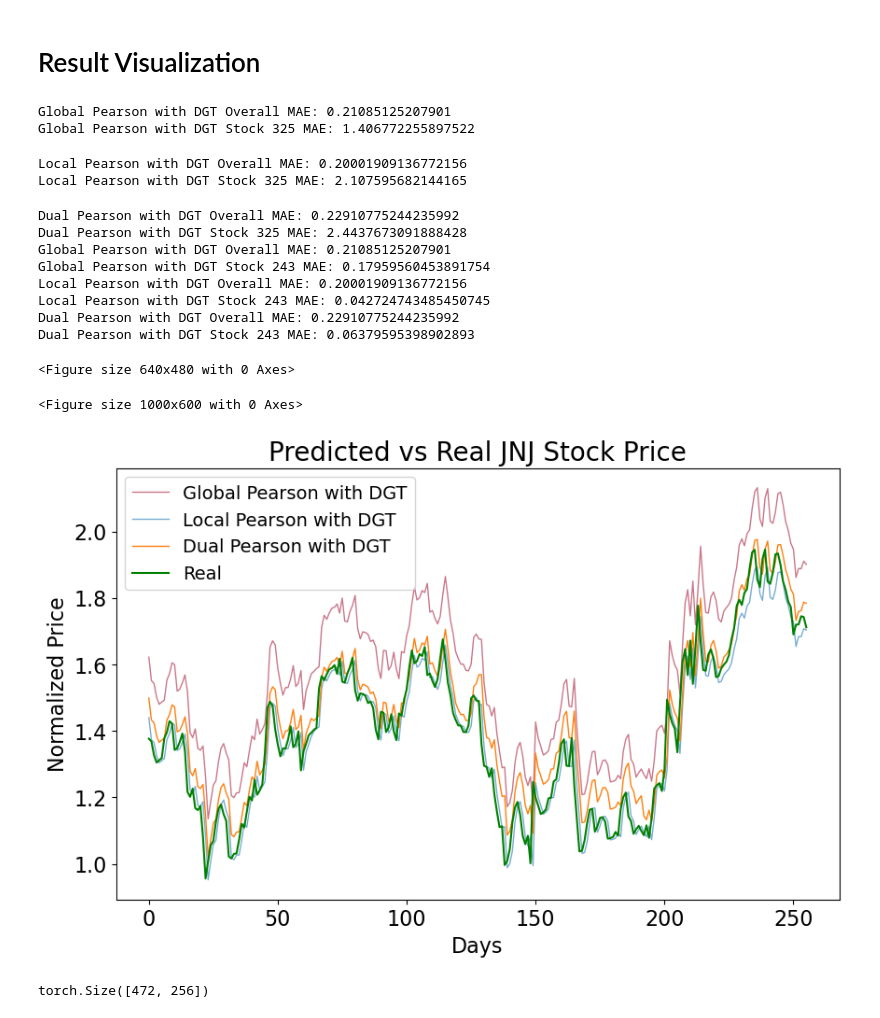
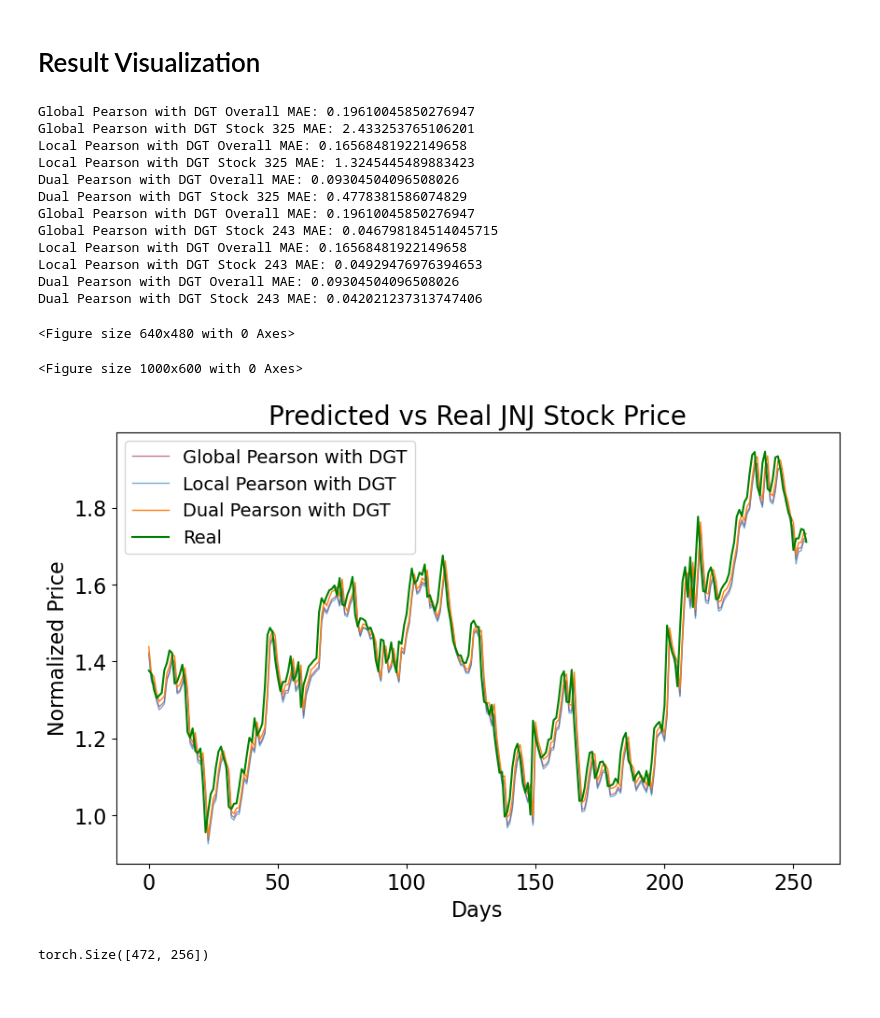
Before and after one commit to AlienKevin/cs224w-stock-market-prediction, a Jupyter notebook: train.ipynb, the cells around one changed output. Saved outputs shown, nothing was run; the diff lists cells and outputs as text; code cells hidden in the pictures.

```diff
--- a/train.ipynb
+++ b/train.ipynb
@@ -168,7 +194,7 @@ from torch import nn
 
 
 class RMSNorm(nn.Module):
-    def __init__(self, dim: int, eps: float = 1e-6, elementwise_affine=True, memory_efficient=False):
+    def __init__(self, dim: int, eps: float = 1e-6, elementwise_affine=True):
         super().__init__()
         self.dim = dim
         self.eps = eps
@@ -381,7 +529,7 @@ import torch
 import torch.nn.functional as F
 
 class Driver(torch.nn.Module):
-    def __init__(self, gnn, corr_name, corr_scope, node_features, hidden_size=64, **kwargs):
+    def __init__(self, gnn, corr_name, corr_scope, node_features, hidden_size=32, **kwargs):
         super(Driver, self).__init__()
         self.recurrent = gnn(in_channels=node_features, out_channels=hidden_size, **kwargs)
         self.linear = torch.nn.Linear(hidden_size, 1)
@@ -407,10 +555,7 @@ class Driver(torch.nn.Module):
         return self.recurrent.__class__.__name__
 
     def model_device(self):
-        if self.model_arch() in ['DGT', 'GRU']:
-            return torch.device("cuda" if torch.cuda.is_available() else "mps" if torch.backends.mps.is_available() else "cpu")
-        else:
-            return 'cpu'
+        return torch.device("cuda" if torch.cuda.is_available() else "mps" if torch.backends.mps.is_available() else "cpu")
 # %% [markdown]
 # Evaluation
 # %%
@@ -454,8 +588,6 @@ def eval(epoch, model, eval_dataset, eval_name):
         print(f'{model.model_name()} epoch {epoch}, {eval_name}/rmse: {eval_rmse}, {eval_name}/mae: {eval_mae}')
         return (eval_rmse, eval_mae)
 # %%
-from torch_geometric_temporal import DCRNN
-
 def get_model(gnn, corr_name, corr_scope, load_weights=False):
     node_features = 1
     if gnn == DGT:
@@ -464,21 +596,19 @@ def get_model(gnn, corr_name, corr_scope, load_weights=False):
         # DCRNN does not support dual correlations
         if corr_scope == 'dual':
             return None
-        model = Driver(gnn, corr_name, corr_scope, node_features, K=1)
+        model = Driver(gnn, corr_name, corr_scope, node_features, num_layers=2, use_gat=False)
     elif gnn == GRU:
         # GRU does not support any correlation
         if corr_name != None or corr_scope != None:
             return None
-        model = Driver(gnn, None, None, node_features, num_layers=1)
+        model = Driver(gnn, None, None, node_features, num_layers=2)
     if load_weights:
         model.load_state_dict(torch.load(f'models/{model.model_name()}.pth', weights_only=True))
     return model.to(model.model_device())
 # %% [markdown]
 # Training
 # %%
-from tqdm import tqdm
 import wandb
-from torch_geometric_temporal import DCRNN
 import os
 
 def train(gnn, corr_name, corr_scope, train_samples, val_samples, num_epochs):
@@ -486,7 +616,7 @@ def train(gnn, corr_name, corr_scope, train_samples, val_samples, num_epochs):
 
     model = get_model(gnn, corr_name, corr_scope, load_weights=False)
 
-    lr = 1e-3
+    lr = 1e-1
     optimizer = torch.optim.Adam(model.parameters(), lr=lr)
     track_with_wandb = True
     best_val_rmse = float('inf')
@@ -494,7 +624,7 @@ def train(gnn, corr_name, corr_scope, train_samples, val_samples, num_epochs):
 
     if track_with_wandb:
         wandb.init(project="cs224w-stock-market-prediction",
-                   name=model.model_name(),
+                   name=f'{model.model_name()}_layers_2_lr_1e-1',
                    config={
                        "corr_name": corr_name,
                        "corr_scope": corr_scope,
@@ -508,15 +638,7 @@ def train(gnn, corr_name, corr_scope, train_samples, val_samples, num_epochs):
         train_loss = 0
         for step, snapshot in enumerate(train_samples):
             X = snapshot.x
-            if model.recurrent.__class__.__name__ in ['GRU', 'DGT']:
-                y_hats, _ = model(X.transpose(0, 1), snapshot.edge_index, snapshot.edge_attr, hidden=None)
-            else:
-                H = None
-                y_hats = []
-                for x in X:
-                    y_hat, H = model(x, snapshot.edge_index, snapshot.edge_attr, hidden=H)
-                    y_hats.append(y_hat.squeeze())
-                y_hats = torch.stack(y_hats, dim=1)
+            y_hats, _ = model(X.transpose(0, 1), snapshot.edge_index, snapshot.edge_attr, hidden=None)
             loss = F.mse_loss(y_hats.squeeze(), snapshot.y.to(model.model_device()))
             train_loss += loss.item()
             loss.backward()
@@ -548,8 +670,8 @@ model_configs = [(GRU, None, None),
                  (DCRNN, 'mi', 'local'),
                  ]
 num_epochs = 100
-for gnn, corr_name, corr_scope in model_configs:
-    dataset = get_dataset(corr_name, corr_scope)
+for gnn, corr_name, corr_scope, sparsify_threshold in model_configs:
+    dataset = get_dataset(corr_name, corr_scope, sparsify_threshold)
     train(gnn, corr_name, corr_scope, dataset['train_samples'], dataset['val_samples'], num_epochs)
     # Test
     best_model = get_model(gnn, corr_name, corr_scope, load_weights=True)
@@ -601,7 +694,6 @@ stock_lookup = {name: i for i, name in enumerate(stock_names)}
 # %%
 import matplotlib.pyplot as plt
 import numpy as np
-import concurrent.futures
 from cycler import cycler
 
 # Plot regression results on test set
@@ -624,59 +716,55 @@ def plot_regression(configs, labels, fig_name, stock_name, preds): # 235 is for
         model.eval()
         with torch.no_grad():
             if label not in preds:
-                if gnn == DCRNN:
-                    with concurrent.futures.ThreadPoolExecutor(max_workers=4) as executor:
-                        y_hats = list(executor.map(lambda snapshot: infer(model, snapshot).cpu(), eval_dataset))
-                else:
-                    y_hats = list(map(lambda snapshot: infer(model, snapshot).squeeze().cpu(), eval_dataset))
+                y_hats = list(map(lambda snapshot: infer(model, snapshot).squeeze().cpu(), eval_dataset))
                 preds[label] = y_hats
             else:
                 y_hats = preds[label]
             ys = [snapshot.y.cpu() for snapshot in eval_dataset]
             targets = ys
             assert(len(y_hats) == len(ys))
             x = np.array(range(len(ys)))
             print(f'{label} Overall MAE: {mae(torch.stack(y_hats, dim=1), torch.stack(ys, dim=1))}')
             ys = np.array([y[stock_index] for y in ys])
             y_hats = np.array([y_hat[stock_index] for y_hat in y_hats])
             print(f'{label} Stock {stock_index} MAE: {mae(torch.tensor(y_hats), torch.tensor(ys))}')
             plt.plot(x, y_hats, label=label, linewidth=1)
 
     plt.plot(x, ys, label="Real", color='green')
     plt.legend(fontsize=14)
     plt.title(f'Predicted vs Real {stock_name} Stock Price', fontsize=20)
     plt.xlabel('Days', fontsize=16)
     plt.ylabel('Normalized Price', fontsize=16)
     plt.tick_params(axis='x', labelsize=16)
     plt.tick_params(axis='y', labelsize=16)
     plt.savefig(fig_name)
     return preds, targets
 
 preds = {}
 preds, targets = plot_regression([('pcc', 'global', DGT),
                             ('pcc', 'local', DGT),
                            ('pcc', 'dual', DGT)],
                            ['Global Pearson with DGT', 'Local Pearson with DGT', 'Dual Pearson with DGT'], stock_name='NVDA', fig_name='sp500_regression_NVDA.png', preds=preds)
 preds, targets = plot_regression([('pcc', 'global', DGT),
                             ('pcc', 'local', DGT),
                            ('pcc', 'dual', DGT)],
                            ['Global Pearson with DGT', 'Local Pearson with DGT', 'Dual Pearson with DGT'], stock_name='JNJ', fig_name='sp500_regression_JNJ.png', preds=preds)
 # %% [output]
-Global Pearson with DGT Overall MAE: 0.21085125207901
-Global Pearson with DGT Stock 325 MAE: 1.406772255897522
+Global Pearson with DGT Overall MAE: 0.19610045850276947
+Global Pearson with DGT Stock 325 MAE: 2.433253765106201
+Local Pearson with DGT Overall MAE: 0.16568481922149658
+Local Pearson with DGT Stock 325 MAE: 1.3245445489883423
+Dual Pearson with DGT Overall MAE: 0.09304504096508026
+Dual Pearson with DGT Stock 325 MAE: 0.4778381586074829
+Global Pearson with DGT Overall MAE: 0.19610045850276947
+Global Pearson with DGT Stock 243 MAE: 0.046798184514045715
+Local Pearson with DGT Overall MAE: 0.16568481922149658
+Local Pearson with DGT Stock 243 MAE: 0.04929476976394653
+Dual Pearson with DGT Overall MAE: 0.09304504096508026
+Dual Pearson with DGT Stock 243 MAE: 0.042021237313747406
-Local Pearson with DGT Overall MAE: 0.20001909136772156
-Local Pearson with DGT Stock 325 MAE: 2.107595682144165
+<Figure size 640x480 with 0 Axes>
-Dual Pearson with DGT Overall MAE: 0.22910775244235992
-Dual Pearson with DGT Stock 325 MAE: 2.4437673091888428
-Global Pearson with DGT Overall MAE: 0.21085125207901
-Global Pearson with DGT Stock 243 MAE: 0.17959560453891754
-Local Pearson with DGT Overall MAE: 0.20001909136772156
-Local Pearson with DGT Stock 243 MAE: 0.042724743485450745
-Dual Pearson with DGT Overall MAE: 0.22910775244235992
-Dual Pearson with DGT Stock 243 MAE: 0.06379595398902893
+<Figure size 1000x600 with 0 Axes>
-<Figure size 640x480 with 0 Axes>
-<Figure size 1000x600 with 0 Axes>
-[figure, old version]
+[figure, new version]
 # %%
 targets = torch.stack(targets, dim=1)
 print(targets.shape)
```
Also changed, not shown: parts of 10 cells of this notebook, 2 other files.
